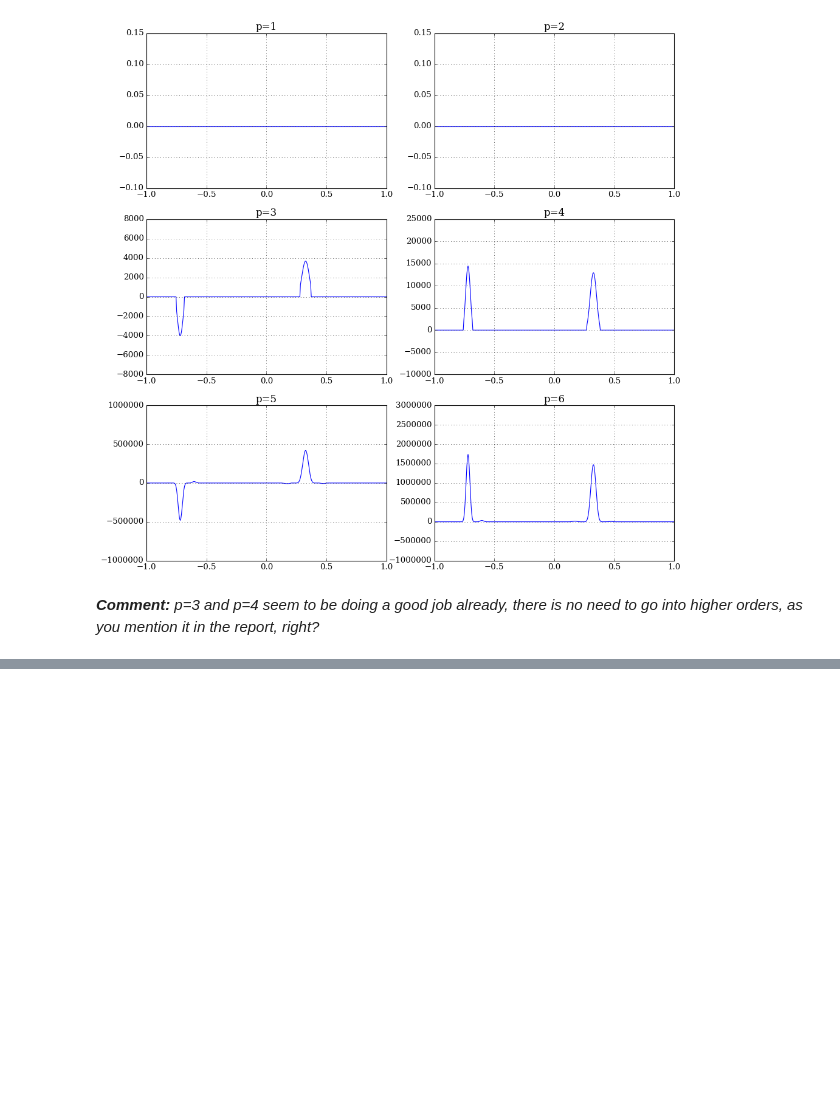
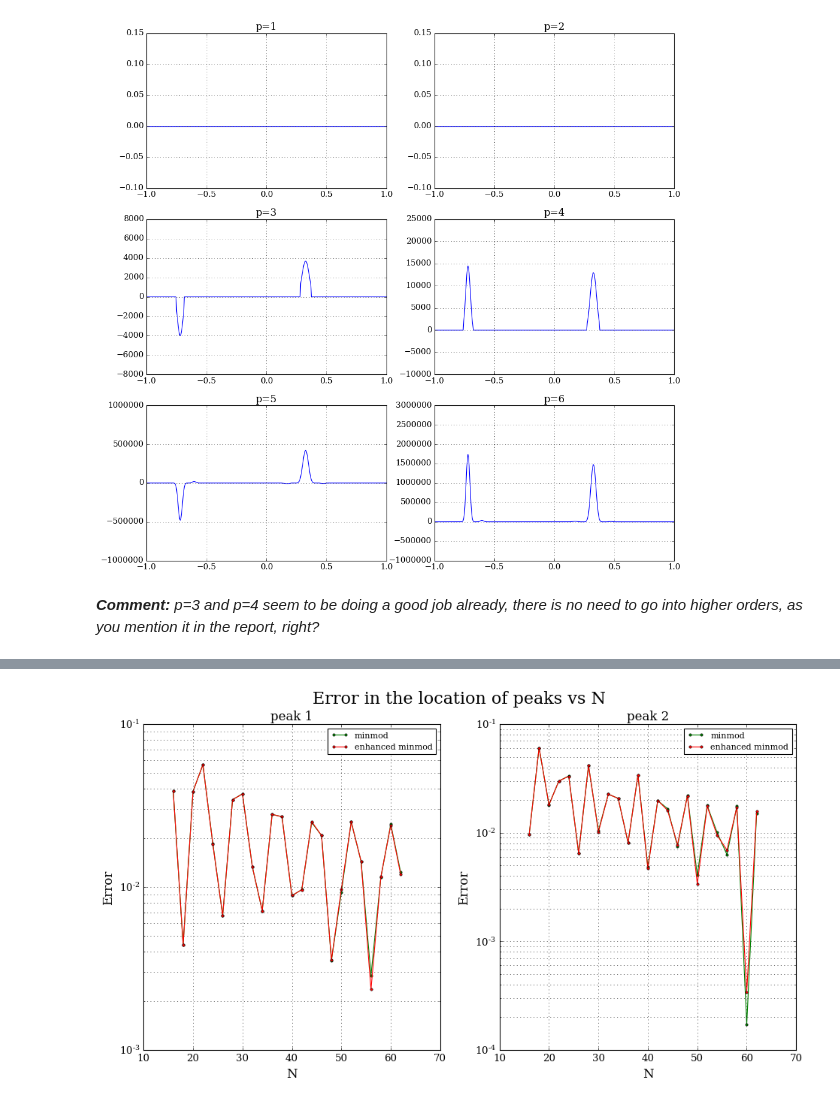
Before and after one commit to Yurlungur/summer_project, a Jupyter notebook: edge_detection/Edge_detection_test.ipynb, the cells around one changed output, grey strips where cells are left out. Cells and saved outputs as stored; diff of their text form; code cells hidden in the pictures; blank space fills up the shorter version.

```diff
--- a/edge_detection/Edge_detection_test.ipynb
+++ b/edge_detection/Edge_detection_test.ipynb
@@ -107,0 +191,44 @@ p=3 and p=4 seem to be doing a good job already, there is no need to go into hig
+# %%
+x = np.linspace(-1.0, 1.0, 1000)
+
+def Compare1(step_loc):
+    width = 1.0
+    chi = lambda x: 1.0 if (x>=step_loc and x<=(step_loc+width)) else 0
+    steps = np.array([step_loc, step_loc+width])
+
+    N_val = np.arange(16,64,2)
+    error_N = np.empty((len(N_val), 4))
+
+    for idx, N in enumerate(N_val):
+        c2s, s2c = Vandermonde(N)
+        a_n = Decompose(chi, c2s)
+        modalD = ModalD(c2s)
+        edge = ChebEdge(a_n, x, modalD)
+
+        minmod_edge = MinMod(edge)
+        idx_me = peakutils.indexes(absolute(minmod_edge))
+        peaks_me = peakutils.interpolate(x, absolute(minmod_edge), ind=idx_me)
+
+        enhanced_minmod = Enhance(a_n, x, minmod_edge, 4)
+        idx_eme = peakutils.indexes(absolute(enhanced_minmod))
+        peaks_eme = peakutils.interpolate(x, absolute(enhanced_minmod), ind=idx_eme)
+
+        err_me = absolute(steps-peaks_me)
+        err_eme = absolute(steps-peaks_eme)
+        error_N[idx,:] = np.hstack((err_me, err_eme))
+
+    fig, (ax1, ax2) = plt.subplots(1, 2, figsize=(14,7))
+    plt.suptitle('Error in the location of peaks vs N', fontsize=20)
+    ax1.grid(True, which='both'), ax2.grid(True, which='both')
+    ax1.set_title('peak 1'), ax2.set_title('peak 2')
+    ax1.set_xlabel('N'), ax2.set_xlabel('N')
+    ax1.set_ylabel('Error'), ax2.set_ylabel('Error')
+    ax1.semilogy(N_val, error_N[:,0], 'go-', label='minmod')
+    ax1.semilogy(N_val, error_N[:,2], 'ro-', label='enhanced minmod')
+    ax2.semilogy(N_val, error_N[:,1], 'go-', label='minmod')
+    ax2.semilogy(N_val, error_N[:,3], 'ro-', label='enhanced minmod')
+    ax1.legend(), ax2.legend()
+# %%
+Compare1(-0.4)
+# %% [output]
+[figure, added]
```
Also changed, not shown: parts of 32 cells of this notebook.
